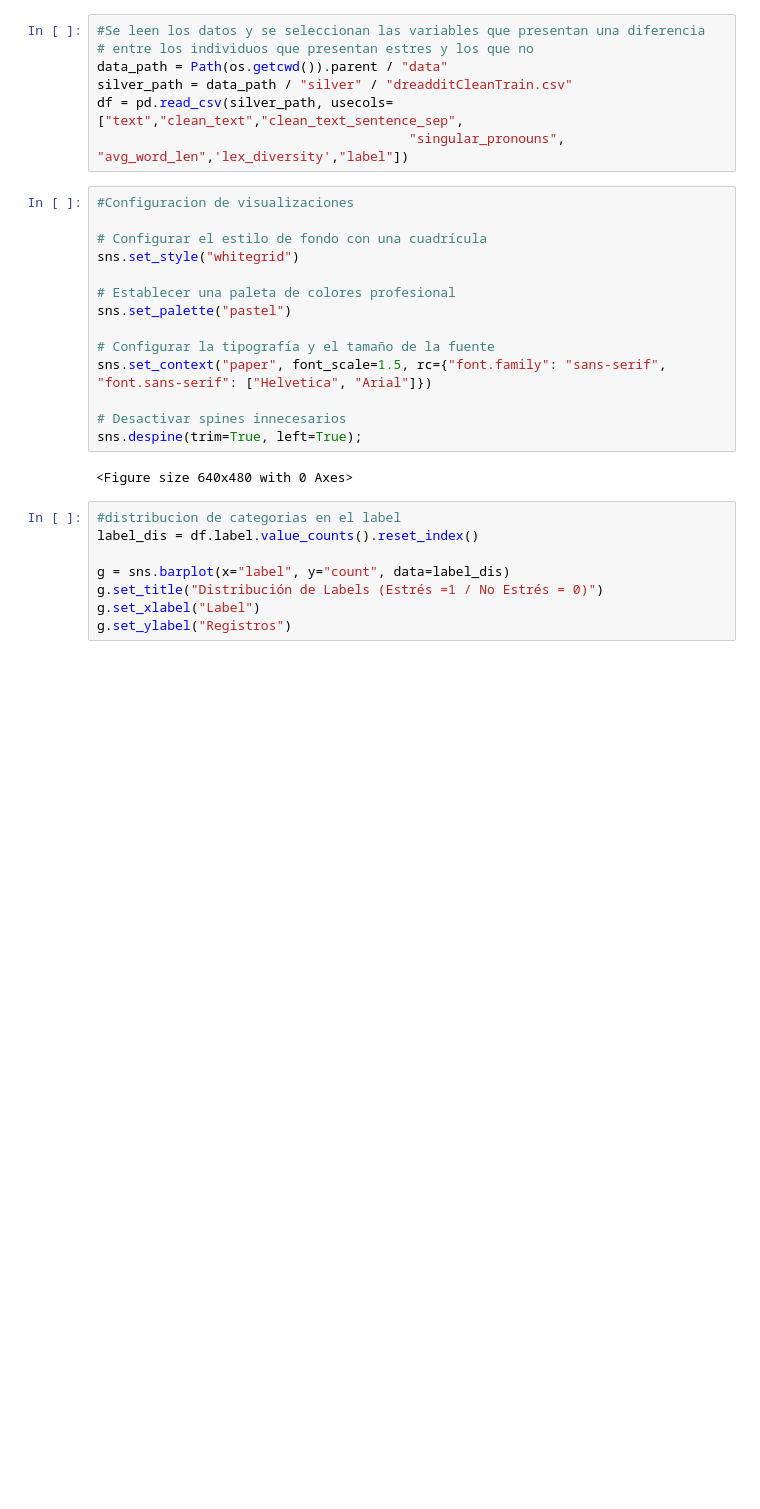
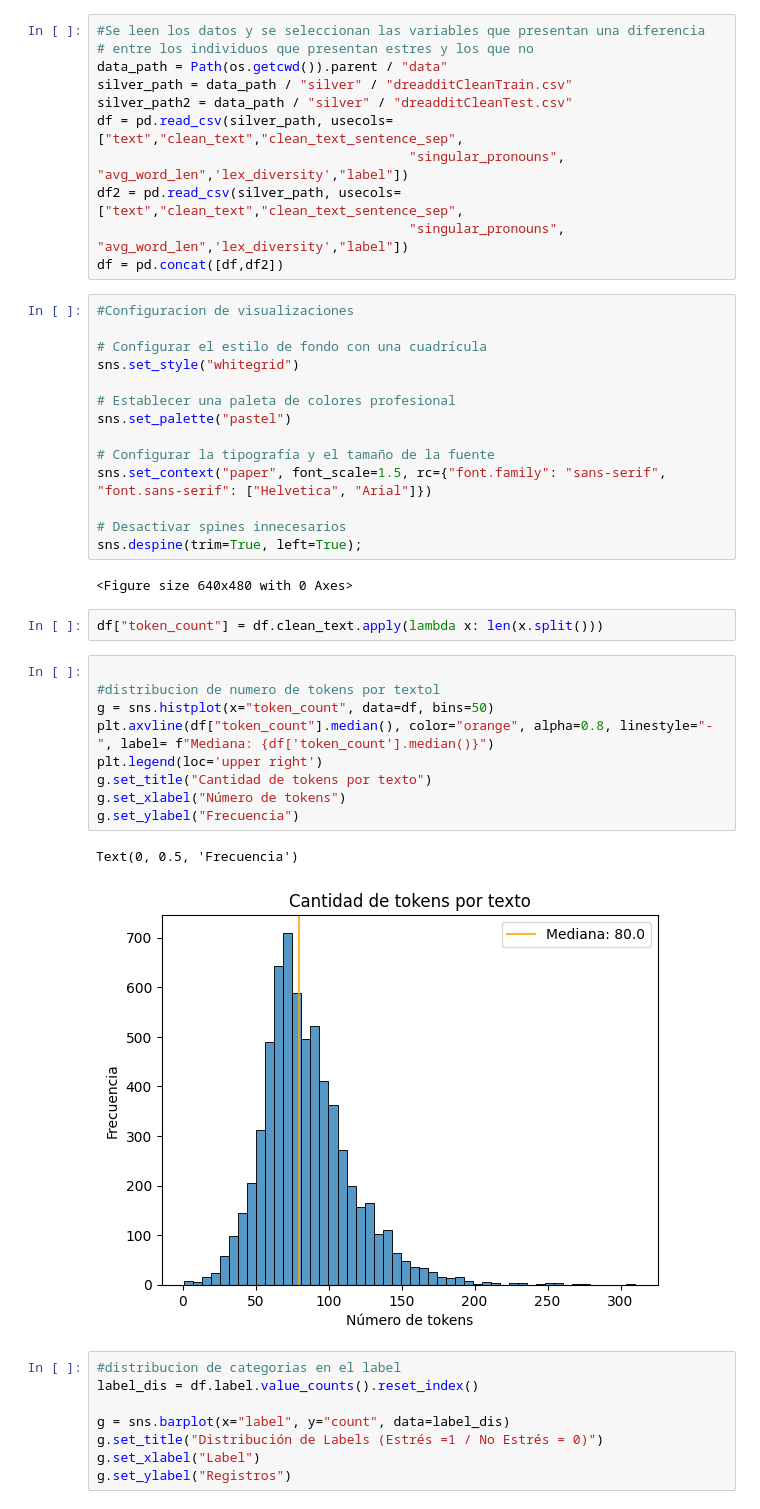
Before and after one commit to fjmoyao/depression_detection, a Jupyter notebook: src/Feature Exploration.ipynb, the cells around one changed output. Drawn from its saved outputs; the diff is of its cells as text; blank space fills up the shorter version.

Commit message:
se adiciona el rango de la cantidad de palabras por texto

```diff
--- a/src/Feature Exploration.ipynb
+++ b/src/Feature Exploration.ipynb
@@ -15,8 +15,12 @@ warnings.filterwarnings(action='ignore', category=UserWarning)
 # entre los individuos que presentan estres y los que no
 data_path = Path(os.getcwd()).parent / "data"
 silver_path = data_path / "silver" / "dreadditCleanTrain.csv"
+silver_path2 = data_path / "silver" / "dreadditCleanTest.csv"
 df = pd.read_csv(silver_path, usecols= ["text","clean_text","clean_text_sentence_sep",
                                         "singular_pronouns", "avg_word_len",'lex_diversity',"label"])
+df2 = pd.read_csv(silver_path, usecols= ["text","clean_text","clean_text_sentence_sep",
+                                        "singular_pronouns", "avg_word_len",'lex_diversity',"label"])
+df = pd.concat([df,df2])
 # %%
 #Configuracion de visualizaciones
 
@@ -33,6 +37,20 @@ sns.set_context("paper", font_scale=1.5, rc={"font.family": "sans-serif", "font.
 sns.despine(trim=True, left=True);
 # %% [output]
 <Figure size 640x480 with 0 Axes>
+# %%
+df["token_count"] = df.clean_text.apply(lambda x: len(x.split()))
+# %%
+
+#distribucion de numero de tokens por textol
+g = sns.histplot(x="token_count", data=df, bins=50)
+plt.axvline(df["token_count"].median(), color="orange", alpha=0.8, linestyle="-", label= f"Mediana: {df['token_count'].median()}")
+plt.legend(loc='upper right')
+g.set_title("Cantidad de tokens por texto")
+g.set_xlabel("Número de tokens")
+g.set_ylabel("Frecuencia")
+# %% [output]
+Text(0, 0.5, 'Frecuencia')
+[figure, added]
 # %%
 #distribucion de categorias en el label
 label_dis = df.label.value_counts().reset_index()
```
Also changed, not shown: 1 other file.
